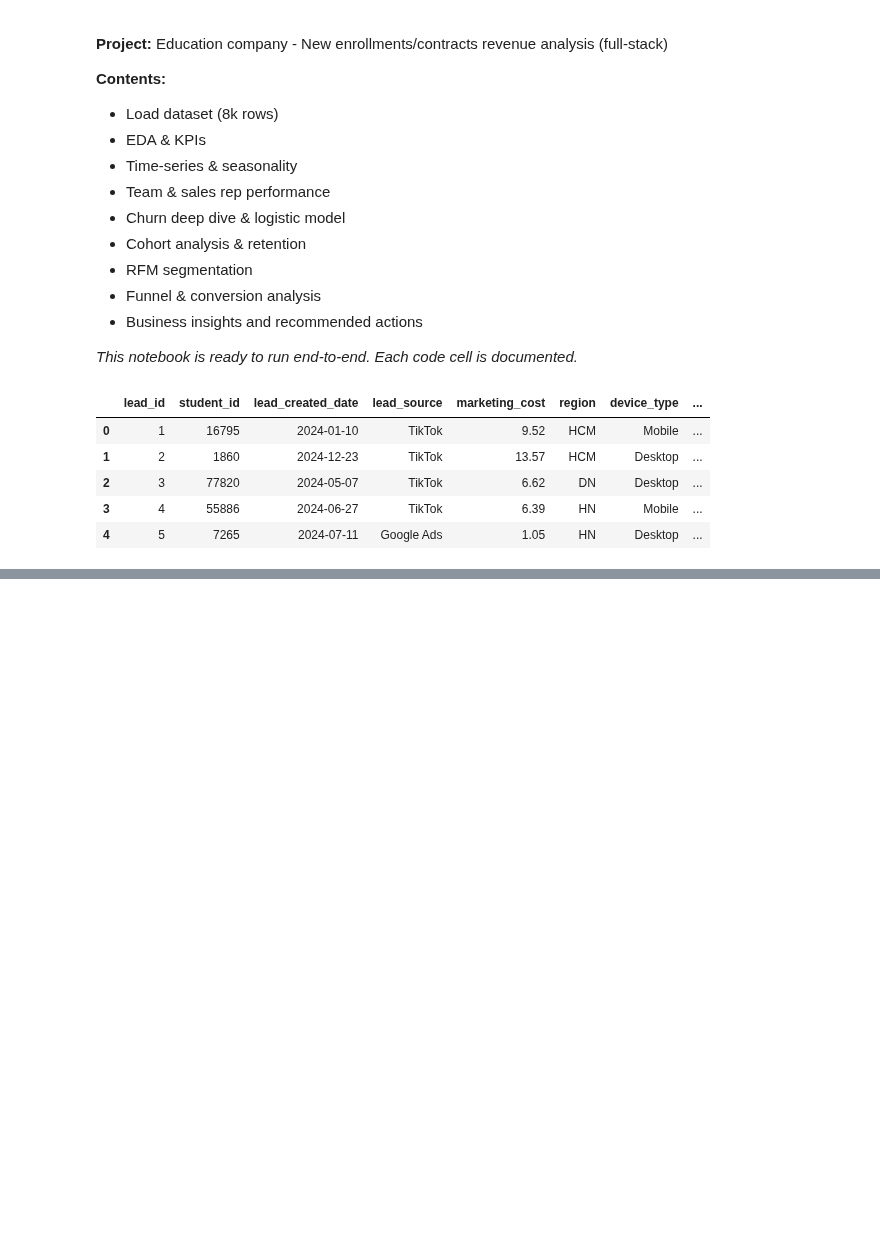
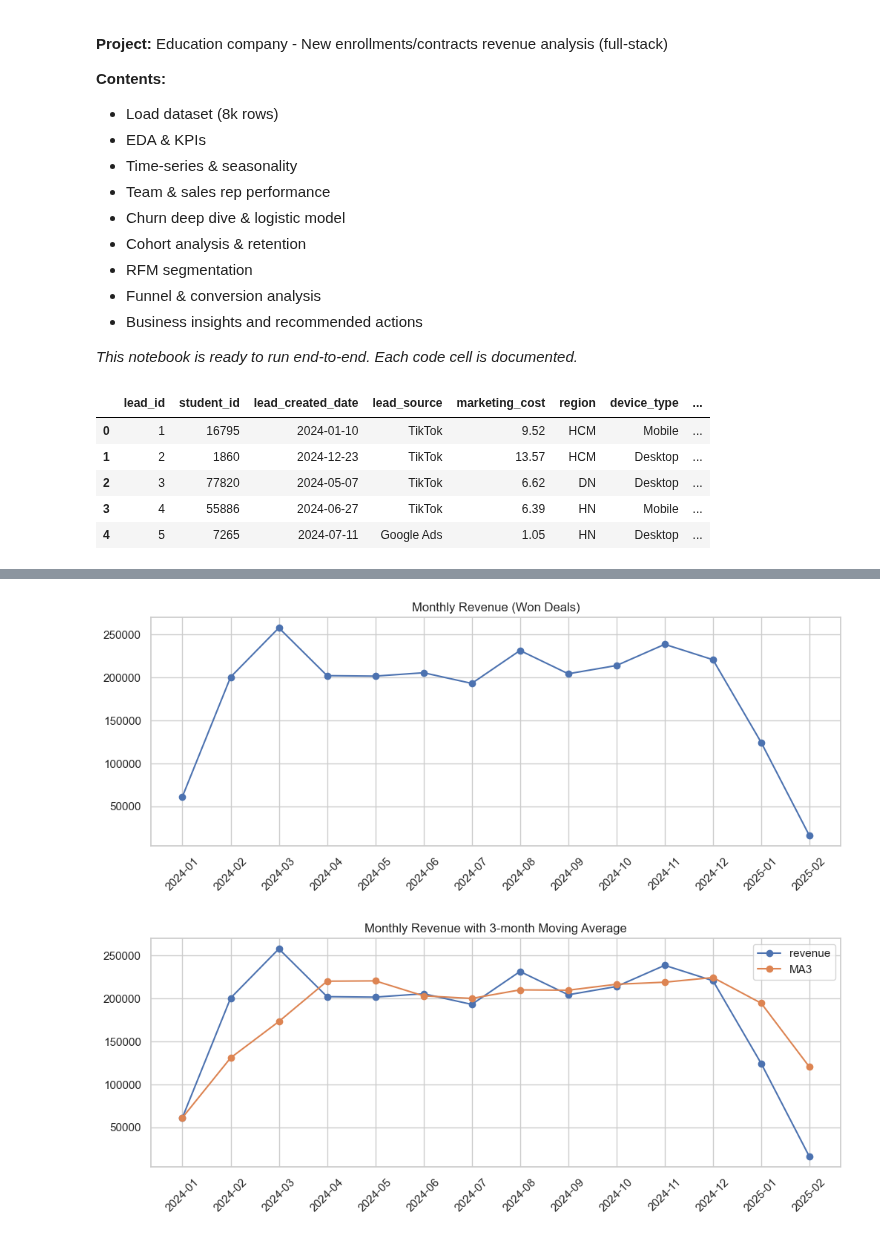
Before and after one commit to noahnoahnoahtran/EDA, a Jupyter notebook: 12_education_revenue/analysis.ipynb, the cells around one changed output, grey strips where cells are left out. Saved outputs shown, nothing was run; the diff lists cells and outputs as text; code cells hidden in the pictures; blank space fills up the shorter version.

```diff
--- a/12_education_revenue/analysis.ipynb
+++ b/12_education_revenue/analysis.ipynb
@@ -223,0 +140,28 @@ fig.show()
+# %%
+# Time-series: monthly revenue
+# Derive year-month
+df["year_month_contract"] = df["contract_date"].dt.to_period("M").astype(str)
+monthly = df[df["contract_value"]>0].groupby("year_month_contract").agg(
+    monthly_revenue=("contract_value", "sum"),
+    monthly_contract=("lead_id", "count")
+).reset_index().sort_values("year_month_contract")
+monthly.head()
+
+plt.figure(figsize=(12,4))
+plt.plot(monthly["year_month_contract"], monthly["monthly_revenue"], marker="o")
+plt.xticks(rotation=45)
+plt.title("Monthly Revenue (Won Deals)")
+plt.show()
+
+# Rolling average
+monthly["ma3"] = monthly["monthly_revenue"].rolling(3, min_periods=1).mean()
+plt.figure(figsize=(12,4))
+plt.plot(monthly["year_month_contract"], monthly["monthly_revenue"], marker="o", label="revenue")
+plt.plot(monthly["year_month_contract"], monthly["ma3"], marker="o", label="MA3")
+plt.xticks(rotation=45)
+plt.legend()
+plt.title("Monthly Revenue with 3-month Moving Average")
+plt.show()
+# %% [output]
+[figure, added]
+[figure, added]
```
Also changed, not shown: parts of 15 cells of this notebook.
